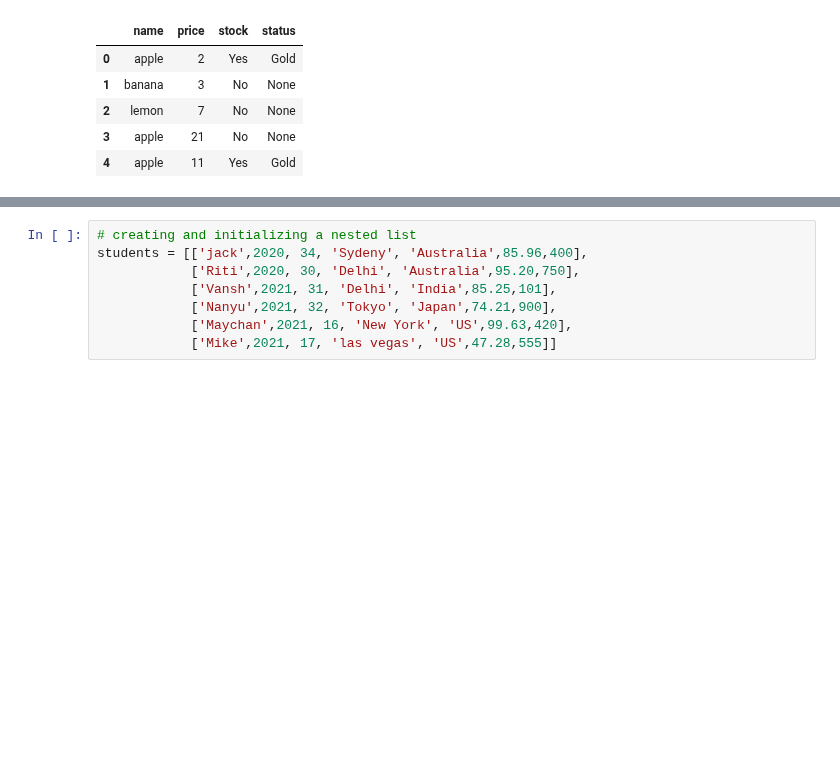
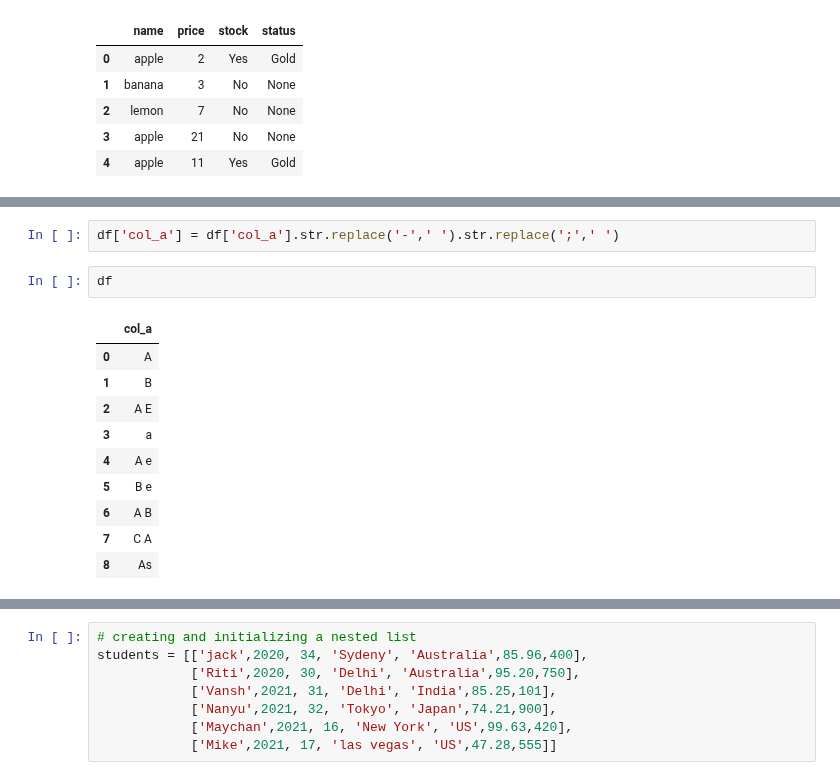
Before and after one commit to samirhinojosa/OC-P3-design-application-public-health, a Jupyter notebook: Untitled1.ipynb, the cells around one changed output, grey strips where cells are left out. Drawn from its saved outputs; the diff is of its cells as text; blank space fills up the shorter version.

```diff
--- a/Untitled1.ipynb
+++ b/Untitled1.ipynb
@@ -143,0 +187,15 @@ df
+# %%
+df['col_a'] = df['col_a'].str.replace('-',' ').str.replace(';',' ')
+# %%
+df
+# %% [output]
+|  | col_a |
+| 0 | A |
+| 1 | B |
+| 2 | A E |
+| 3 | a |
+| 4 | A e |
+| 5 | B e |
+| 6 | A B |
+| 7 | C A |
+| 8 | As |
```
Also changed, not shown: parts of 9 cells of this notebook.
